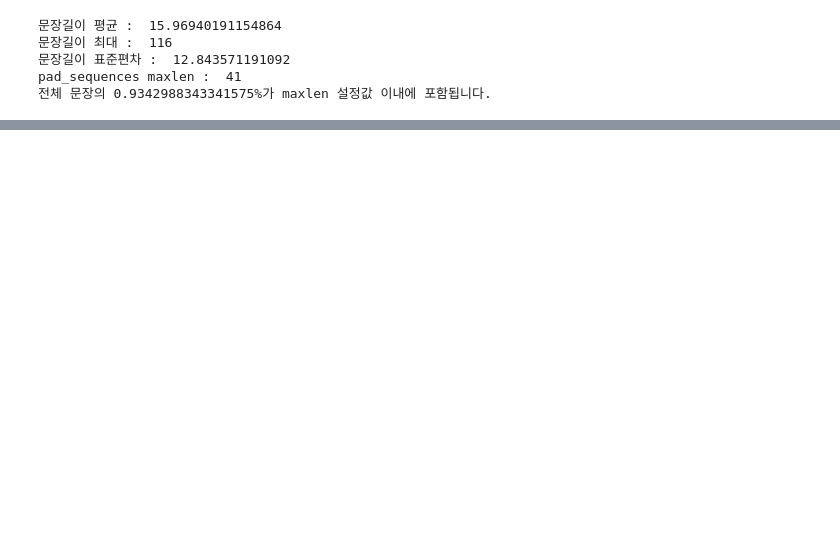
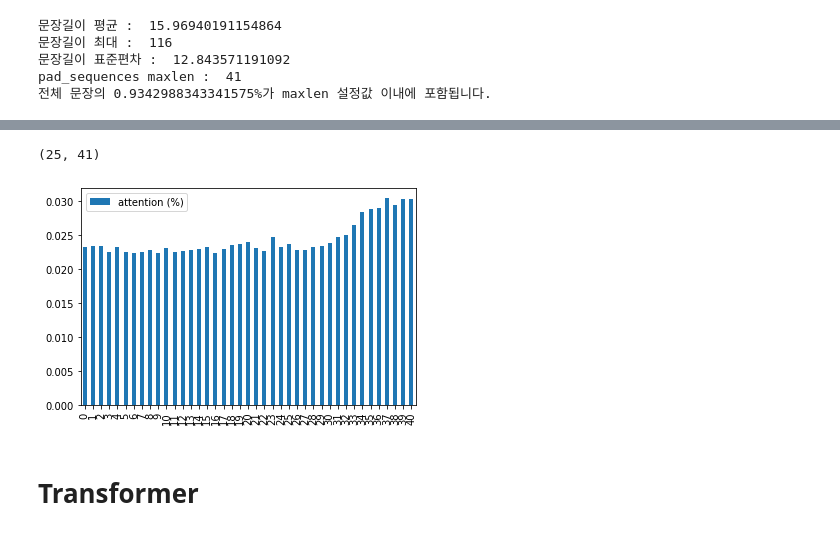
Before and after one commit to estela19/AIFFEL, a Jupyter notebook: exp07/base_1.ipynb, the cells around one changed output, grey strips where cells are left out. Cells and saved outputs as stored; diff of their text form; code cells hidden in the pictures; blank space fills up the shorter version.

```diff
--- a/exp07/base_1.ipynb
+++ b/exp07/base_1.ipynb
@@ -278,0 +480,17 @@ trainer.test()
+# %%
+def view_attention_vector(model, test_x):
+	layer_outputs    = [layer.output for layer in model.layers if layer.name == 'attention_vec']
+	activation_model = keras.models.Model(inputs=model.input, outputs=layer_outputs)
+	output_data = activation_model.predict(test_x)
+	output_data = keras.layers.Permute((2, 1))(output_data)
+	print(output_data[4].shape)
+	attention_vector = np.mean(output_data[4], axis=0)
+	df = pd.DataFrame(attention_vector.transpose(), columns=['attention (%)'])
+	df.plot.bar()
+# %%
+view_attention_vector(attention_3d_model, x_test)
+# %% [output]
+(25, 41)
+[figure, added]
+# %% [markdown]
+# Transformer
```
Also changed, not shown: parts of 33 cells of this notebook, 1 other file.
